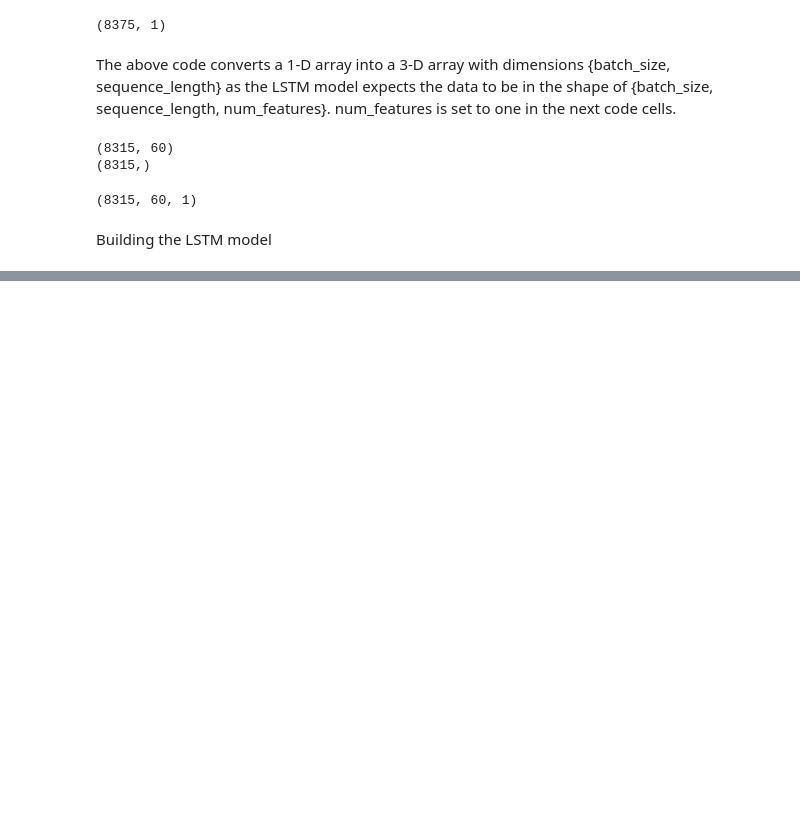
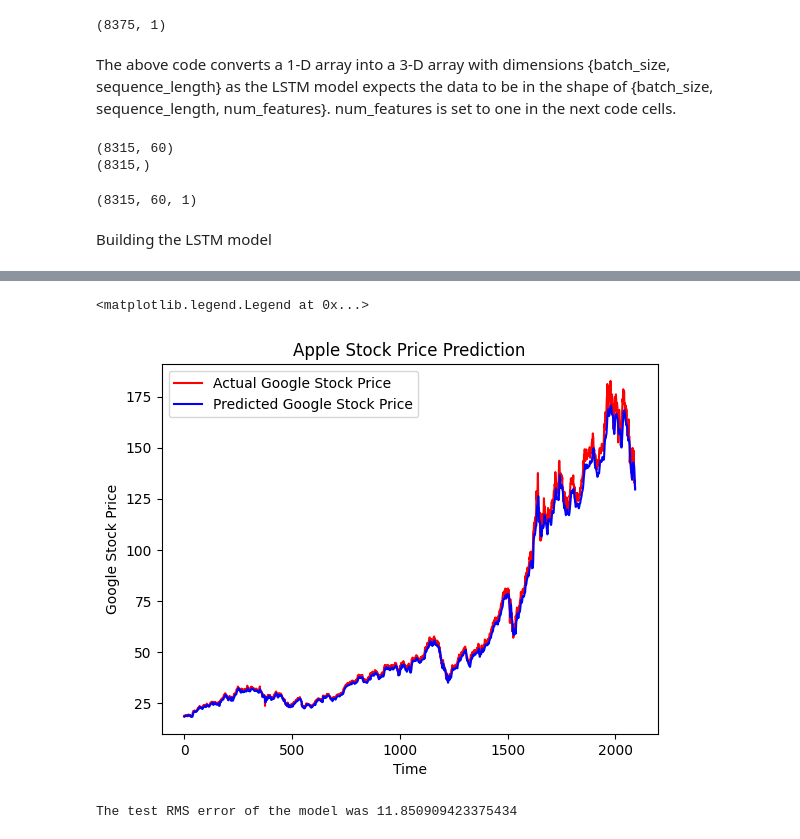
Before and after one commit to Prithvi2310/Stock-Price-Prediction, a Jupyter notebook: main.ipynb, the cells around one changed output, grey strips where cells are left out. Cells and saved outputs as stored; diff of their text form; code cells hidden in the pictures; blank space fills up the shorter version.

```diff
--- a/main.ipynb
+++ b/main.ipynb
@@ -219,0 +253,9 @@ with open('Models/LSTM_model.pkl','wb') as file:
+# %%
+X_test = []
+for i in range(60,len(inputs)):
+    X_test.append(inputs[i-60:i,0])
+# %%
+X_test = np.array(X_test)
+X_test = X_test.reshape((X_test.shape[0],X_test.shape[1],1))
+# %%
+predicted_stock_price = model.predict(X_test)
@@ -219,0 +264,12 @@ with open('Models/LSTM_model.pkl','wb') as file:
+# %%
+predicted_stock_price = scaler.inverse_transform(predicted_stock_price)
+# %%
+plt.plot(test, color = 'red', label = 'Actual Google Stock Price')
+plt.plot (predicted_stock_price, color = 'blue', label = 'Predicted Google Stock Price')
+plt.title('Apple Stock Price Prediction')
+plt.xlabel('Time')
+plt.ylabel ('Google Stock Price')
+plt.legend ()
+# %% [output]
+<matplotlib.legend.Legend at 0x...>
+[figure, added]
@@ -219,0 +278,4 @@ with open('Models/LSTM_model.pkl','wb') as file:
+# %%
+print(f'The test RMS error of the model was {rmse}')
+# %% [output]
+The test RMS error of the model was 11.850909423375434
```
Also changed, not shown: parts of 17 cells of this notebook, 2 other files.
